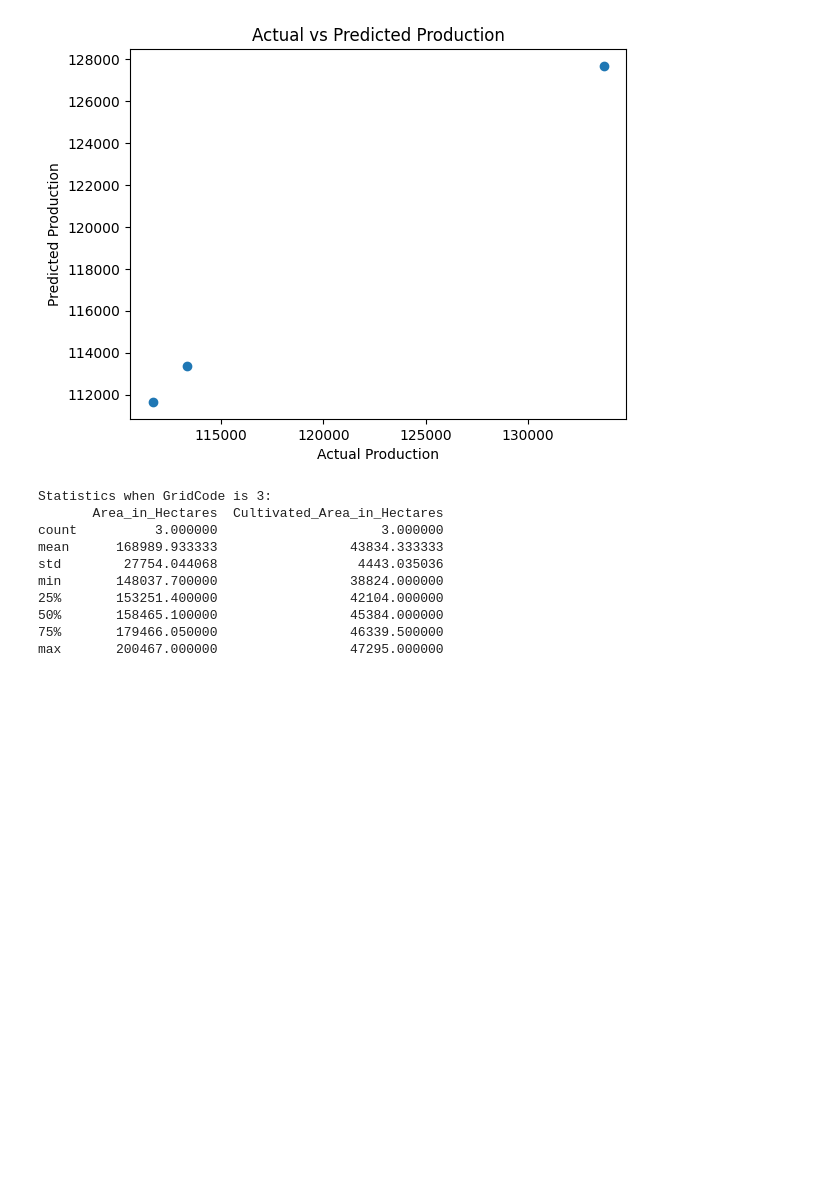
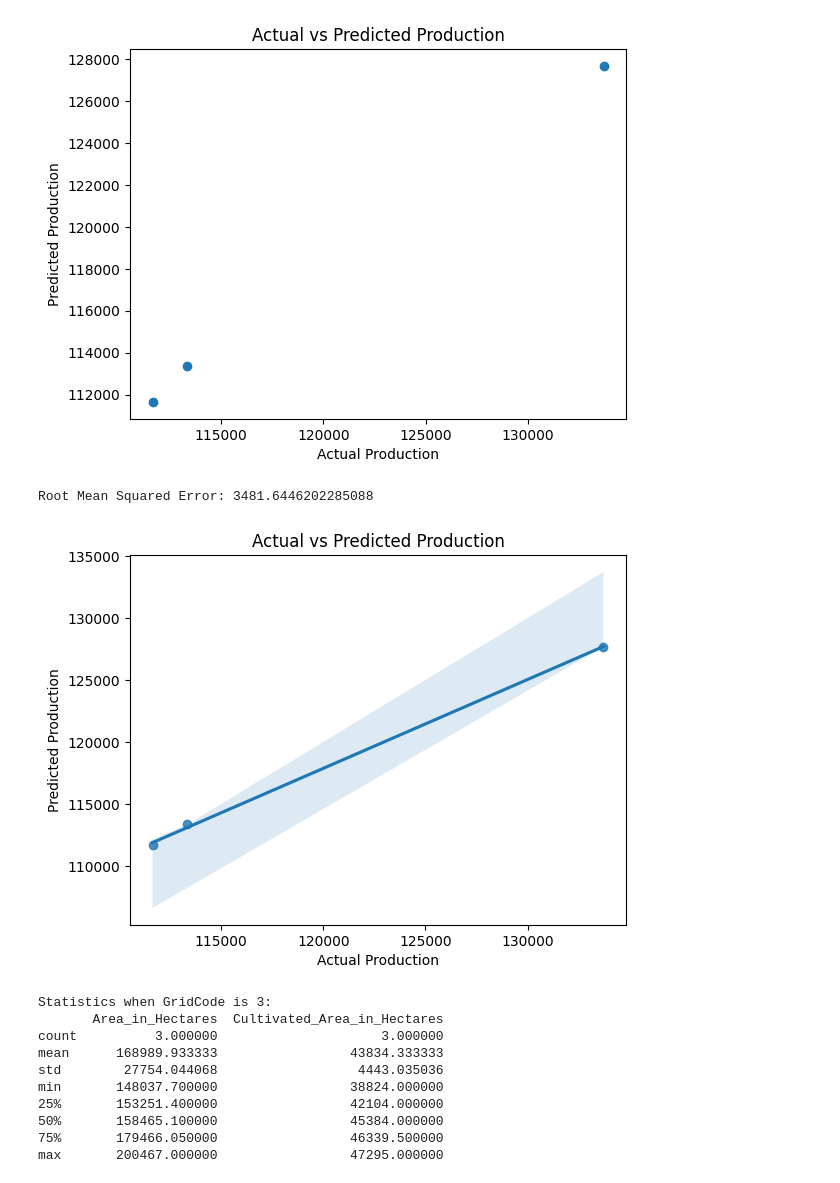
Before and after one commit to MehediImamShilu/Smart-Paddy-Production, a Jupyter notebook: Final_Smart_paddy_Production.ipynb, the cells around one changed output. Cells and saved outputs as stored; diff of their text form; code cells hidden in the pictures; blank space fills up the shorter version.

```diff
--- a/Final_Smart_paddy_Production.ipynb
+++ b/Final_Smart_paddy_Production.ipynb
@@ -966,6 +998,45 @@ plt.show()
 # %% [output]
 Root Mean Squared Error: 3481.6446202285088
 [figure]
+# %%
+# Regression plot
+# Training, Prediction & Visualization
+from sklearn.model_selection import train_test_split
+from sklearn.linear_model import LinearRegression
+from sklearn.metrics import mean_squared_error
+import matplotlib.pyplot as plt
+import numpy as np
+import seaborn as sns # Import seaborn for regression plot
+
+# df is DataFrame
+X = df[features]
+y = df[target]
+
+# Split the data into training and test sets
+X_train, X_test, y_train, y_test = train_test_split(X, y, test_size=0.2, random_state=42)
+
+# linear regression model
+model = LinearRegression()
+
+# Train the model
+model.fit(X_train, y_train)
+
+# Make predictions on the test set
+y_pred = model.predict(X_test)
+
+# Calculate the root mean squared error
+rmse = np.sqrt(mean_squared_error(y_test, y_pred))
+print(f"Root Mean Squared Error: {rmse}")
+
+# Plot the actual vs predicted values using a regression plot
+sns.regplot(x=y_test, y=y_pred)
+plt.xlabel('Actual Production')
+plt.ylabel('Predicted Production')
+plt.title('Actual vs Predicted Production')
+plt.show()
+# %% [output]
+Root Mean Squared Error: 3481.6446202285088
+[figure, added]
 # %%
 # GridCode Analysis of Area in Hectares & Cultivated Area in Hectares
 import pandas as pd
```
Also changed, not shown: parts of 13 cells of this notebook.
